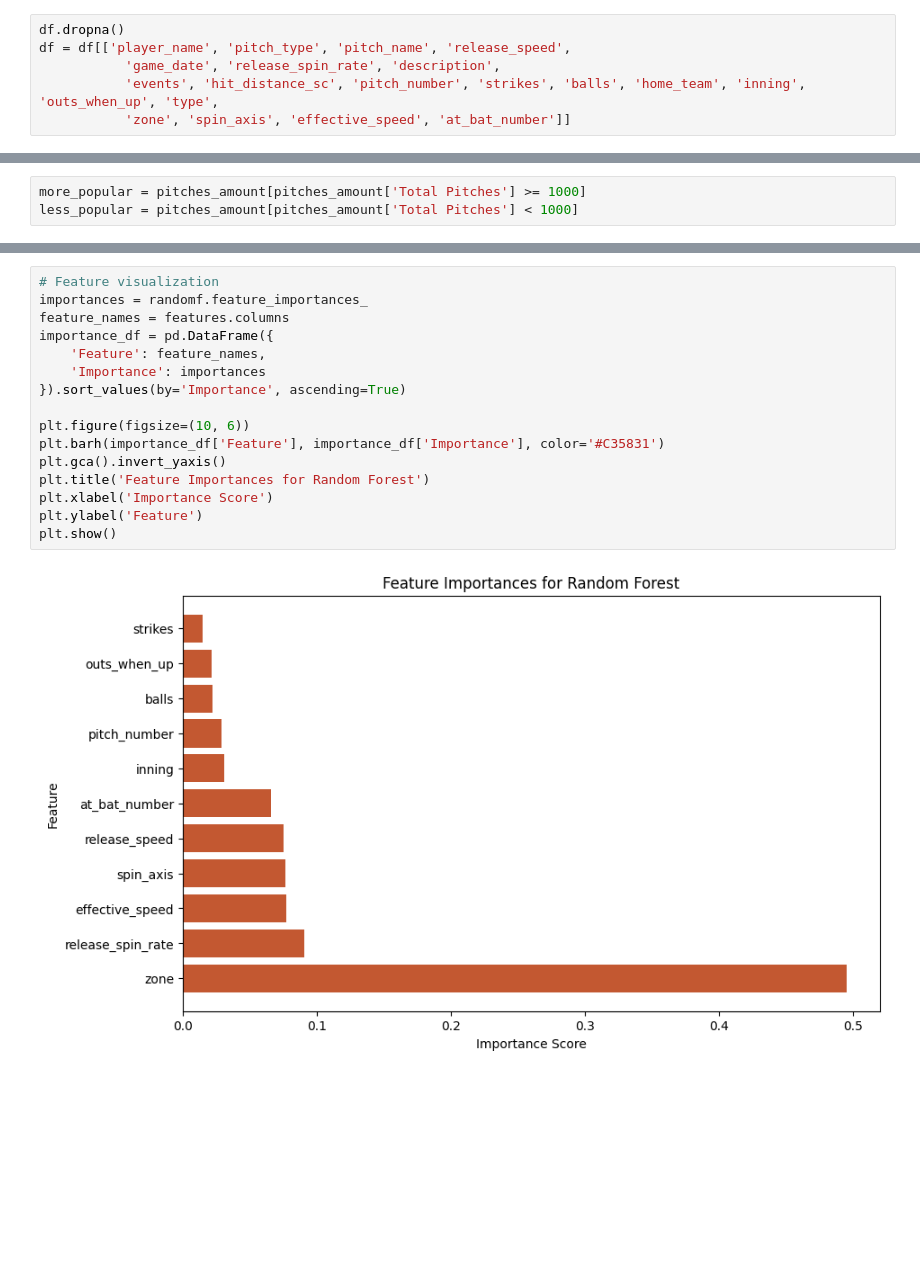
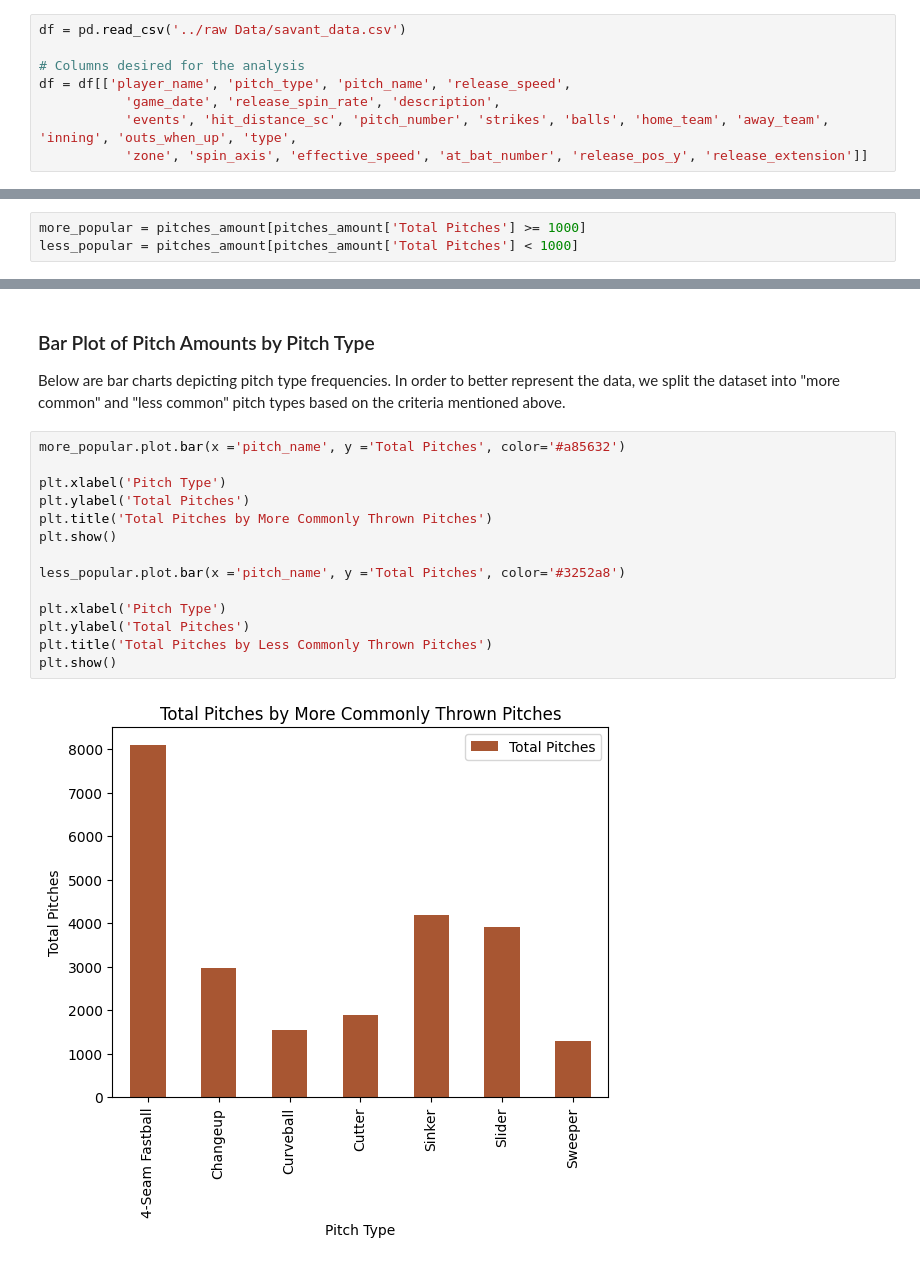
Before and after one commit to trevordoucet/baseball, a Jupyter notebook: Scripts/Pitching.ipynb, the cells around one changed output, grey strips where cells are left out. Saved outputs shown, nothing was run; the diff lists cells and outputs as text; blank space fills up the shorter version.

```diff
--- a/Scripts/Pitching.ipynb
+++ b/Scripts/Pitching.ipynb
@@ -51,6 +69,8 @@ In the below cell, we are filtering our data to the features we have deemed appr
 # %%
-df.dropna()
+df = pd.read_csv('../raw Data/savant_data.csv')
+
+# Columns desired for the analysis
 df = df[['player_name', 'pitch_type', 'pitch_name', 'release_speed',
            'game_date', 'release_spin_rate', 'description',
-           'events', 'hit_distance_sc', 'pitch_number', 'strikes', 'balls', 'home_team', 'inning', 'outs_when_up', 'type',
-           'zone', 'spin_axis', 'effective_speed', 'at_bat_number']]
+           'events', 'hit_distance_sc', 'pitch_number', 'strikes', 'balls', 'home_team', 'away_team', 'inning', 'outs_when_up', 'type',
+           'zone', 'spin_axis', 'effective_speed', 'at_bat_number', 'release_pos_y', 'release_extension']]
@@ -443,18 +186,19 @@ Model Accuracy: 0.83
-# %%
-# Feature visualization
-importances = randomf.feature_importances_
-feature_names = features.columns
-importance_df = pd.DataFrame({
-    'Feature': feature_names,
-    'Importance': importances
-}).sort_values(by='Importance', ascending=True)
-
-plt.figure(figsize=(10, 6))
-plt.barh(importance_df['Feature'], importance_df['Importance'], color='#C35831')
-plt.gca().invert_yaxis()
-plt.title('Feature Importances for Random Forest')
-plt.xlabel('Importance Score')
-plt.ylabel('Feature')
-plt.show()
-# %% [output]
-[figure, removed]
+# %% [markdown]
+### Bar Plot of Pitch Amounts by Pitch Type
+Below are bar charts depicting pitch type frequencies. In order to better represent the data, we split the dataset into "more common" and "less common" pitch types based on the criteria mentioned above.
+# %%
+more_popular.plot.bar(x ='pitch_name', y ='Total Pitches', color='#a85632')
+
+plt.xlabel('Pitch Type')
+plt.ylabel('Total Pitches')
+plt.title('Total Pitches by More Commonly Thrown Pitches')
+plt.show()
+
+less_popular.plot.bar(x ='pitch_name', y ='Total Pitches', color='#3252a8')
+
+plt.xlabel('Pitch Type')
+plt.ylabel('Total Pitches')
+plt.title('Total Pitches by Less Commonly Thrown Pitches')
+plt.show()
+# %% [output]
+[figure, added]
```
Also changed, not shown: parts of 111 cells of this notebook, 6 other files.
